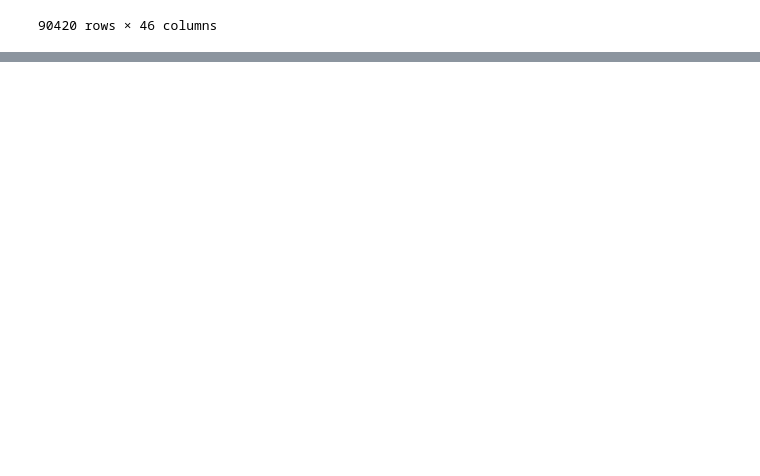
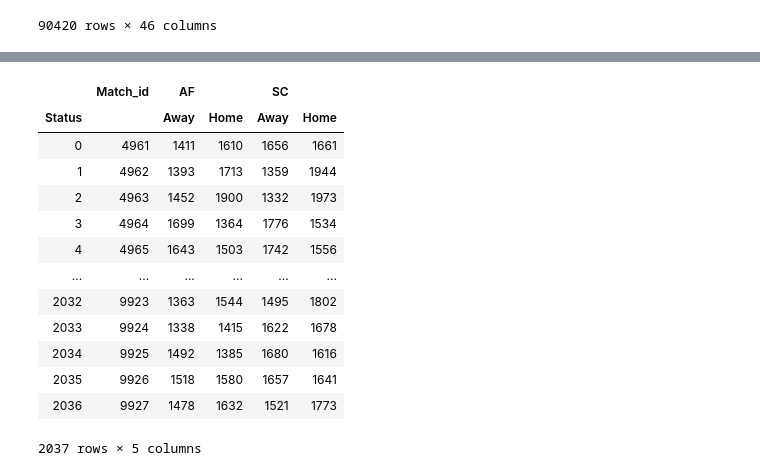
Before and after one commit to mark-richards/afl-eda, a Jupyter notebook: footywire-afl-eda.ipynb, the cells around one changed output, grey strips where cells are left out. Saved outputs shown, nothing was run; the diff lists cells and outputs as text; code cells hidden in the pictures; blank space fills up the shorter version.

```diff
--- a/footywire-afl-eda.ipynb
+++ b/footywire-afl-eda.ipynb
@@ -115,0 +210,21 @@ df_footywire_data.tail()
+# %%
+df_footywire_player_match = pd.read_csv(r'Outputs/footywire_player_match_data.csv')
+df_match_summary = pd.pivot_table(df_footywire_player_match, index=['Match_id'], values=['SC', 'AF'], columns=['Status'], aggfunc=np.sum)
+df_match_summary = df_match_summary.reset_index()
+df_match_summary['Match_id'] = df_match_summary['Match_id'].astype(int)
+df_match_summary
+# %% [output]
+|  | Match_id | AF |  | SC |  |
+| Status |  | Away | Home | Away | Home |
+| 0 | 4961 | 1411 | 1610 | 1656 | 1661 |
+| 1 | 4962 | 1393 | 1713 | 1359 | 1944 |
+| 2 | 4963 | 1452 | 1900 | 1332 | 1973 |
+| 3 | 4964 | 1699 | 1364 | 1776 | 1534 |
+| 4 | 4965 | 1643 | 1503 | 1742 | 1556 |
+| ... | ... | ... | ... | ... | ... |
+| 2032 | 9923 | 1363 | 1544 | 1495 | 1802 |
+| 2033 | 9924 | 1338 | 1415 | 1622 | 1678 |
+| 2034 | 9925 | 1492 | 1385 | 1680 | 1616 |
+| 2035 | 9926 | 1518 | 1580 | 1657 | 1641 |
+| 2036 | 9927 | 1478 | 1632 | 1521 | 1773 |
+2037 rows × 5 columns
```
Also changed, not shown: parts of 2 cells of this notebook, 6 other files.
